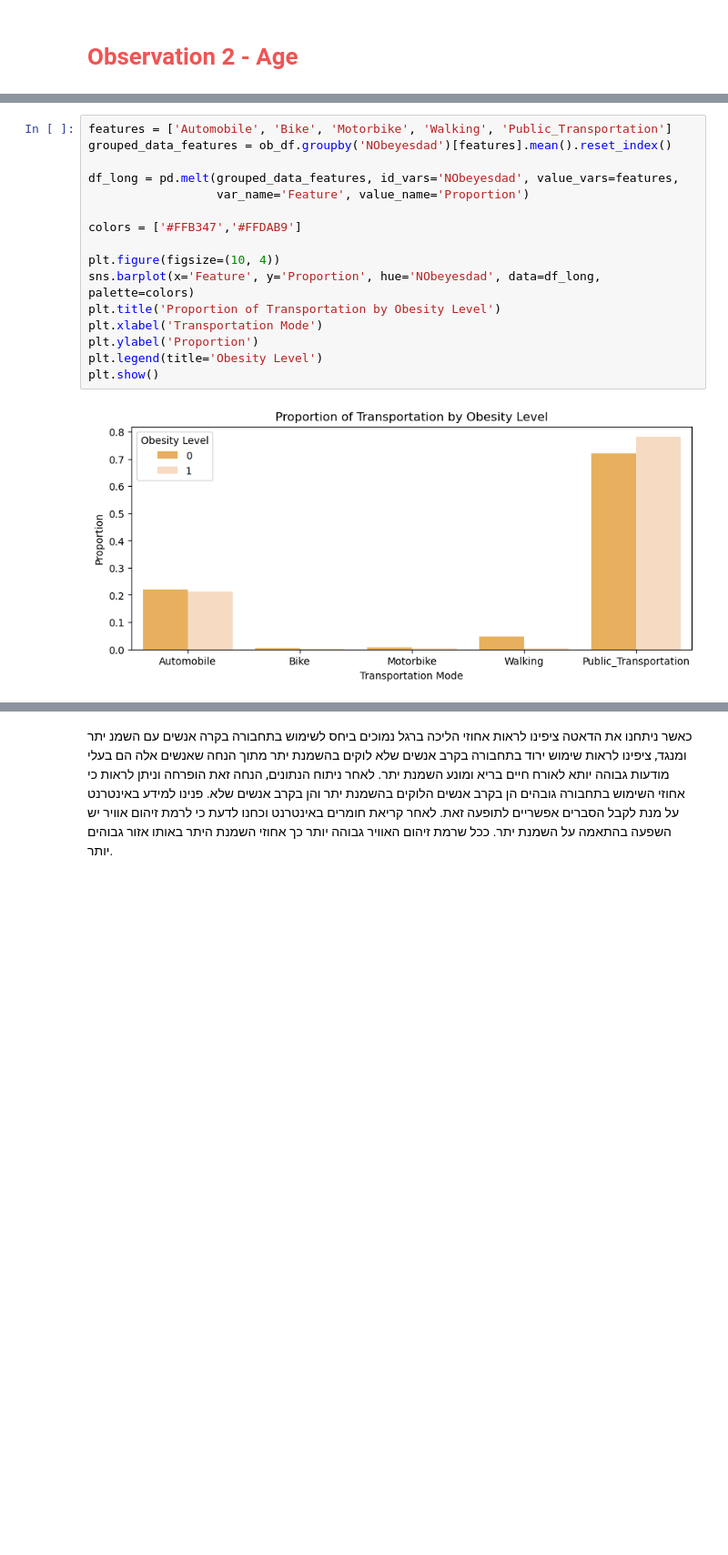
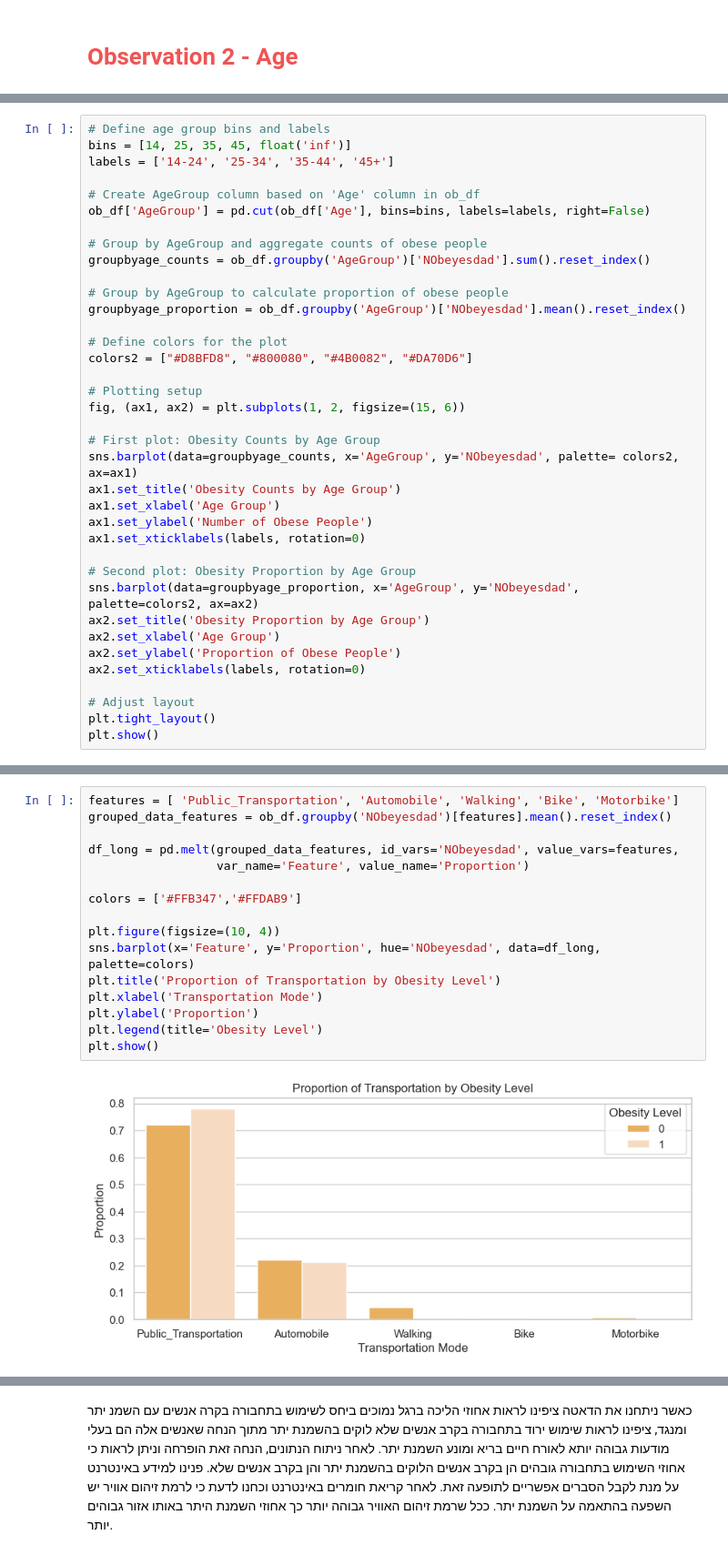
Before and after one commit to omeysi1/project1, a Jupyter notebook: project.ipynb, the cells around one changed output, grey strips where cells are left out. Shown at 91% size. Cells and saved outputs as stored; diff of their text form; blank space fills up the shorter version.

```diff
--- a/project.ipynb
+++ b/project.ipynb
@@ -470,0 +320,37 @@ plt.show()
+# %%
+# Define age group bins and labels
+bins = [14, 25, 35, 45, float('inf')]
+labels = ['14-24', '25-34', '35-44', '45+']
+
+# Create AgeGroup column based on 'Age' column in ob_df
+ob_df['AgeGroup'] = pd.cut(ob_df['Age'], bins=bins, labels=labels, right=False)
+
+# Group by AgeGroup and aggregate counts of obese people
+groupbyage_counts = ob_df.groupby('AgeGroup')['NObeyesdad'].sum().reset_index()
+
+# Group by AgeGroup to calculate proportion of obese people
+groupbyage_proportion = ob_df.groupby('AgeGroup')['NObeyesdad'].mean().reset_index()
+
+# Define colors for the plot
+colors2 = ["#D8BFD8", "#800080", "#4B0082", "#DA70D6"]
+
+# Plotting setup
+fig, (ax1, ax2) = plt.subplots(1, 2, figsize=(15, 6))
+
+# First plot: Obesity Counts by Age Group
+sns.barplot(data=groupbyage_counts, x='AgeGroup', y='NObeyesdad', palette= colors2, ax=ax1)
+ax1.set_title('Obesity Counts by Age Group')
+ax1.set_xlabel('Age Group')
+ax1.set_ylabel('Number of Obese People')
+ax1.set_xticklabels(labels, rotation=0)
+
+# Second plot: Obesity Proportion by Age Group
+sns.barplot(data=groupbyage_proportion, x='AgeGroup', y='NObeyesdad', palette=colors2, ax=ax2)
+ax2.set_title('Obesity Proportion by Age Group')
+ax2.set_xlabel('Age Group')
+ax2.set_ylabel('Proportion of Obese People')
+ax2.set_xticklabels(labels, rotation=0)
+
+# Adjust layout
+plt.tight_layout()
+plt.show()
@@ -485,18 +436,18 @@ grouped_data_features_age
 # %%
-features = ['Automobile', 'Bike', 'Motorbike', 'Walking', 'Public_Transportation']
+features = [ 'Public_Transportation', 'Automobile', 'Walking', 'Bike', 'Motorbike']
 grouped_data_features = ob_df.groupby('NObeyesdad')[features].mean().reset_index()
 
 df_long = pd.melt(grouped_data_features, id_vars='NObeyesdad', value_vars=features,
                   var_name='Feature', value_name='Proportion')
 
 colors = ['#FFB347','#FFDAB9']
 
 plt.figure(figsize=(10, 4))
 sns.barplot(x='Feature', y='Proportion', hue='NObeyesdad', data=df_long, palette=colors)
 plt.title('Proportion of Transportation by Obesity Level')
 plt.xlabel('Transportation Mode')
 plt.ylabel('Proportion')
 plt.legend(title='Obesity Level')
 plt.show()
 # %% [output]
-[figure, old version]
+[figure, new version]
```
Also changed, not shown: parts of 32 cells of this notebook.
